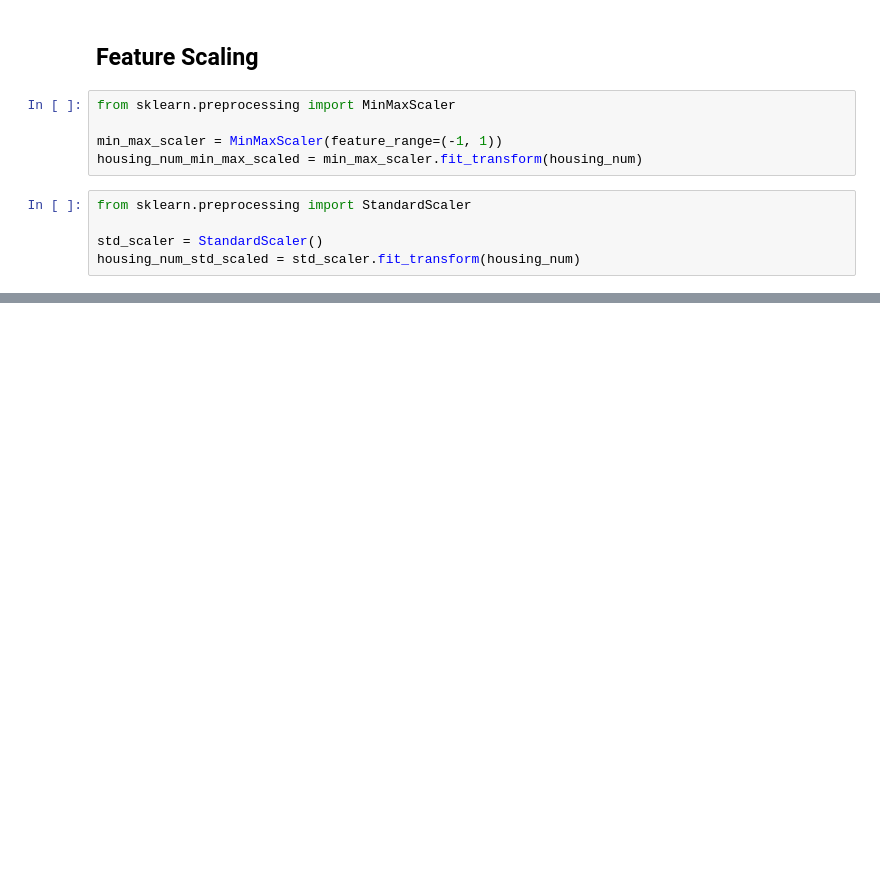
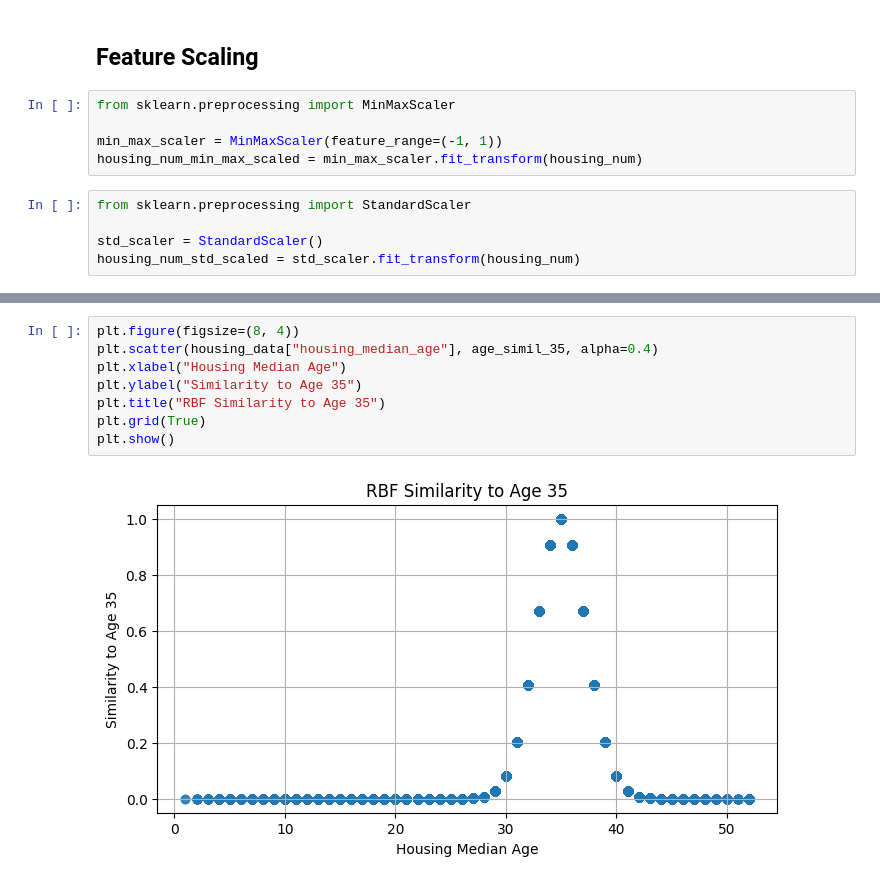
Before and after one commit to eshagarwal/Housing-Price-Prediction, a Jupyter notebook: housing_price_prediction.ipynb, the cells around one changed output, grey strips where cells are left out. Saved outputs shown, nothing was run; the diff lists cells and outputs as text; blank space fills up the shorter version.

Commit message:
Visualizes the rbf similarity to age 35

```diff
--- a/housing_price_prediction.ipynb
+++ b/housing_price_prediction.ipynb
@@ -397,0 +407,10 @@ age_simil_35 = rbf_kernel(housing_data[["housing_median_age"]], [[35]], gamma=0.
+# %%
+plt.figure(figsize=(8, 4))
+plt.scatter(housing_data["housing_median_age"], age_simil_35, alpha=0.4)
+plt.xlabel("Housing Median Age")
+plt.ylabel("Similarity to Age 35")
+plt.title("RBF Similarity to Age 35")
+plt.grid(True)
+plt.show()
+# %% [output]
+[figure, added]
```
Also changed, not shown: parts of 2 cells of this notebook.
